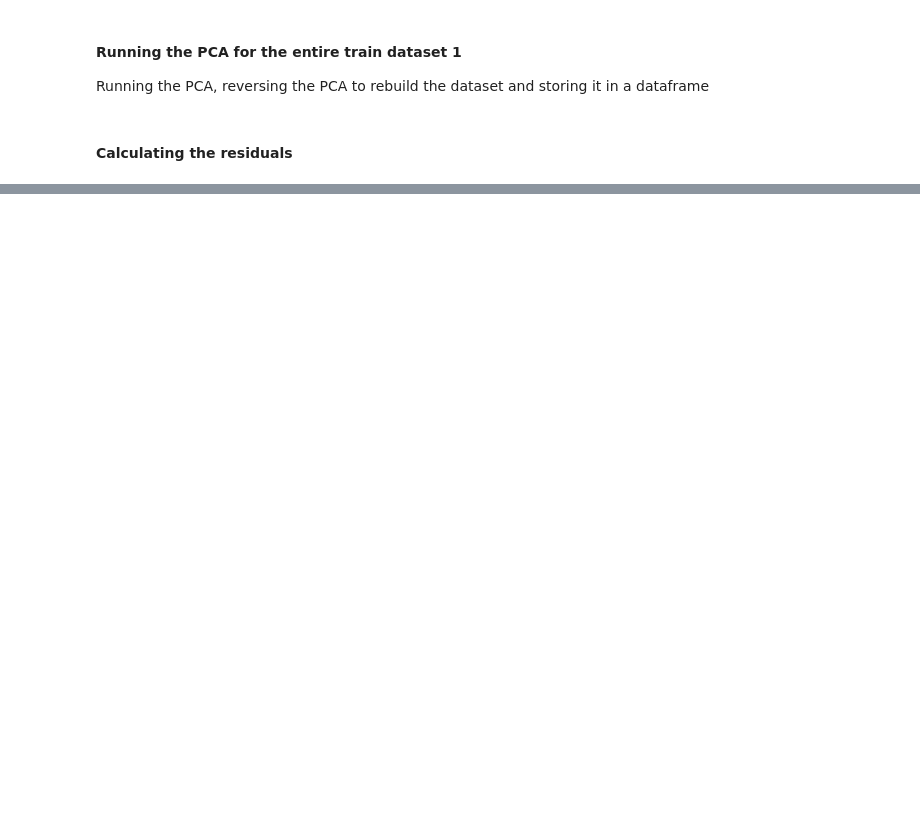
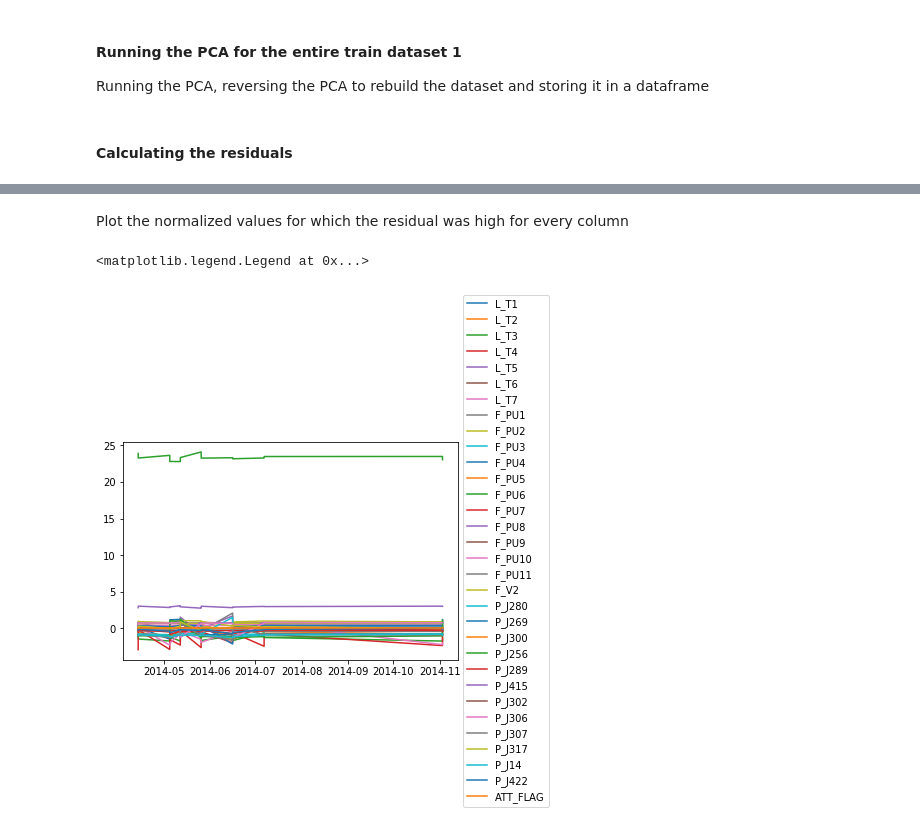
Before and after one commit to chengh42/Cyber-Data-Analytics, a Jupyter notebook: batadal/PCAModelTask.ipynb, the cells around one changed output, grey strips where cells are left out. Saved outputs shown, nothing was run; the diff lists cells and outputs as text; code cells hidden in the pictures; blank space fills up the shorter version.

```diff
--- a/batadal/PCAModelTask.ipynb
+++ b/batadal/PCAModelTask.ipynb
@@ -238,0 +205,8 @@ plt.plot(PCA_L_T4["residuals"])
+# %% [markdown]
+Plot the normalized values for which the residual was high for every column
+# %%
+plt.plot(dftrain1_normalized[PCA_L_T4["residuals"]>2])
+plt.legend(dftrain1_normalized.columns,loc='center left', bbox_to_anchor=(1, 0.5))
+# %% [output]
+<matplotlib.legend.Legend at 0x...>
+[figure, added]
```
Also changed, not shown: parts of 52 cells of this notebook, 1 other file.
